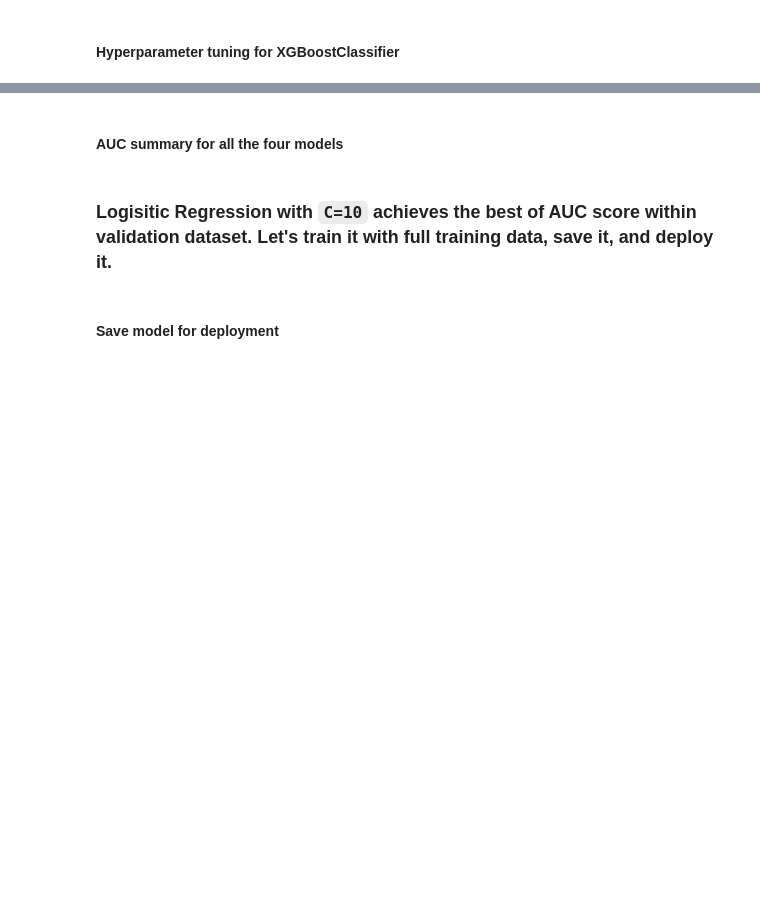
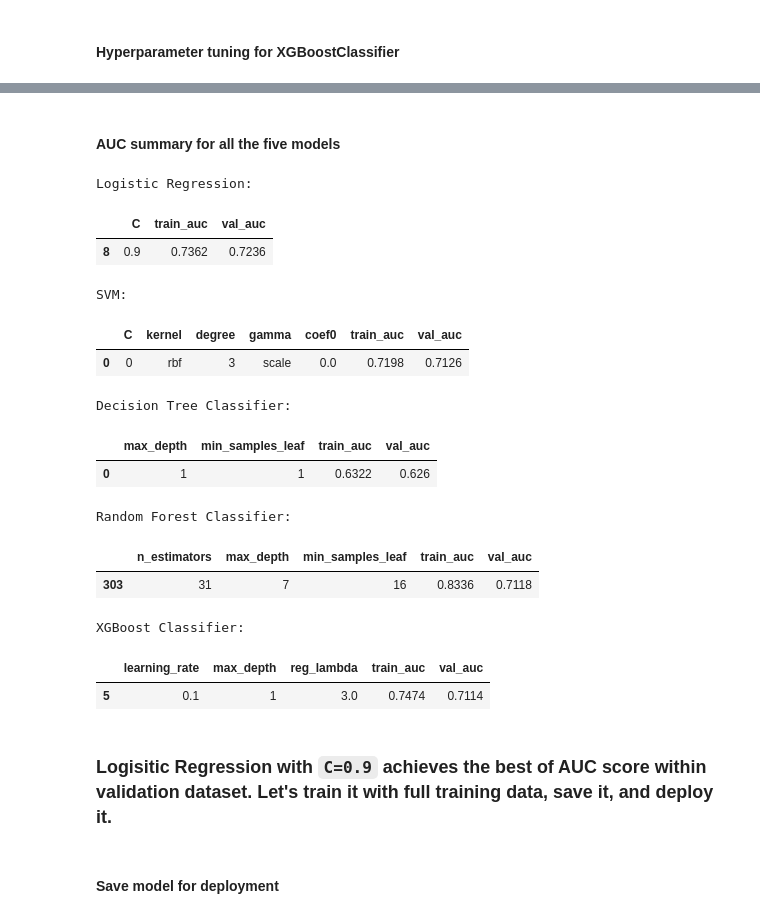
Before and after one commit to huanruizhang111/Machine-Learning-Zoomcamp-2025, a Jupyter notebook: Projects/Heart_Disease_Risk_Prediction/notebook.ipynb, the cells around one changed output, grey strips where cells are left out. Drawn from its saved outputs; the diff is of its cells as text; code cells hidden in the pictures; blank space fills up the shorter version.

```diff
--- a/Projects/Heart_Disease_Risk_Prediction/notebook.ipynb
+++ b/Projects/Heart_Disease_Risk_Prediction/notebook.ipynb
@@ -916,19 +924,38 @@ df_xgc_auc_score_hyperparamters.sort_values(by='val_auc', ascending=False).head(
 # %% [markdown]
-#### AUC summary for all the four models
+#### AUC summary for all the five models
 # %%
 print('Logistic Regression:')
 display(df_lr_auc_score_hyperparamters.sort_values(by='val_auc', ascending=False).head(1))
+
+print('SVM:')
+display(df_svc_auc_score_hyperparamters.sort_values(by='val_auc', ascending=False).head(1))
 
 print('Decision Tree Classifier:')
 display(df_dtc_auc_score_hyperparamters.sort_values(by='val_auc', ascending=False).head(1))
 
 print('Random Forest Classifier:')
 display(df_rfc_auc_score_hyperparamters.sort_values(by='val_auc', ascending=False).head(1))
 
 print('XGBoost Classifier:')
 display(df_xgc_auc_score_hyperparamters.sort_values(by='val_auc', ascending=False).head(1))
+# %% [output]
+Logistic Regression:
+|  | C | train_auc | val_auc |
+| 8 | 0.9 | 0.7362 | 0.7236 |
+SVM:
+|  | C | kernel | degree | gamma | coef0 | train_auc | val_auc |
+| 0 | 0 | rbf | 3 | scale | 0.0 | 0.7198 | 0.7126 |
+Decision Tree Classifier:
+|  | max_depth | min_samples_leaf | train_auc | val_auc |
+| 0 | 1 | 1 | 0.6322 | 0.626 |
+Random Forest Classifier:
+|  | n_estimators | max_depth | min_samples_leaf | train_auc | val_auc |
+| 303 | 31 | 7 | 16 | 0.8336 | 0.7118 |
+XGBoost Classifier:
+|  | learning_rate | max_depth | reg_lambda | train_auc | val_auc |
+| 5 | 0.1 | 1 | 3.0 | 0.7474 | 0.7114 |
 # %% [markdown]
-### Logisitic Regression with `C=10` achieves the best of AUC score within validation dataset. Let's train it with full training data, save it, and deploy it.
+### Logisitic Regression with `C=0.9` achieves the best of AUC score within validation dataset. Let's train it with full training data, save it, and deploy it.
 # %% [markdown]
 #### Save model for deployment
 # %%
```
Also changed, not shown: parts of 44 cells of this notebook.
